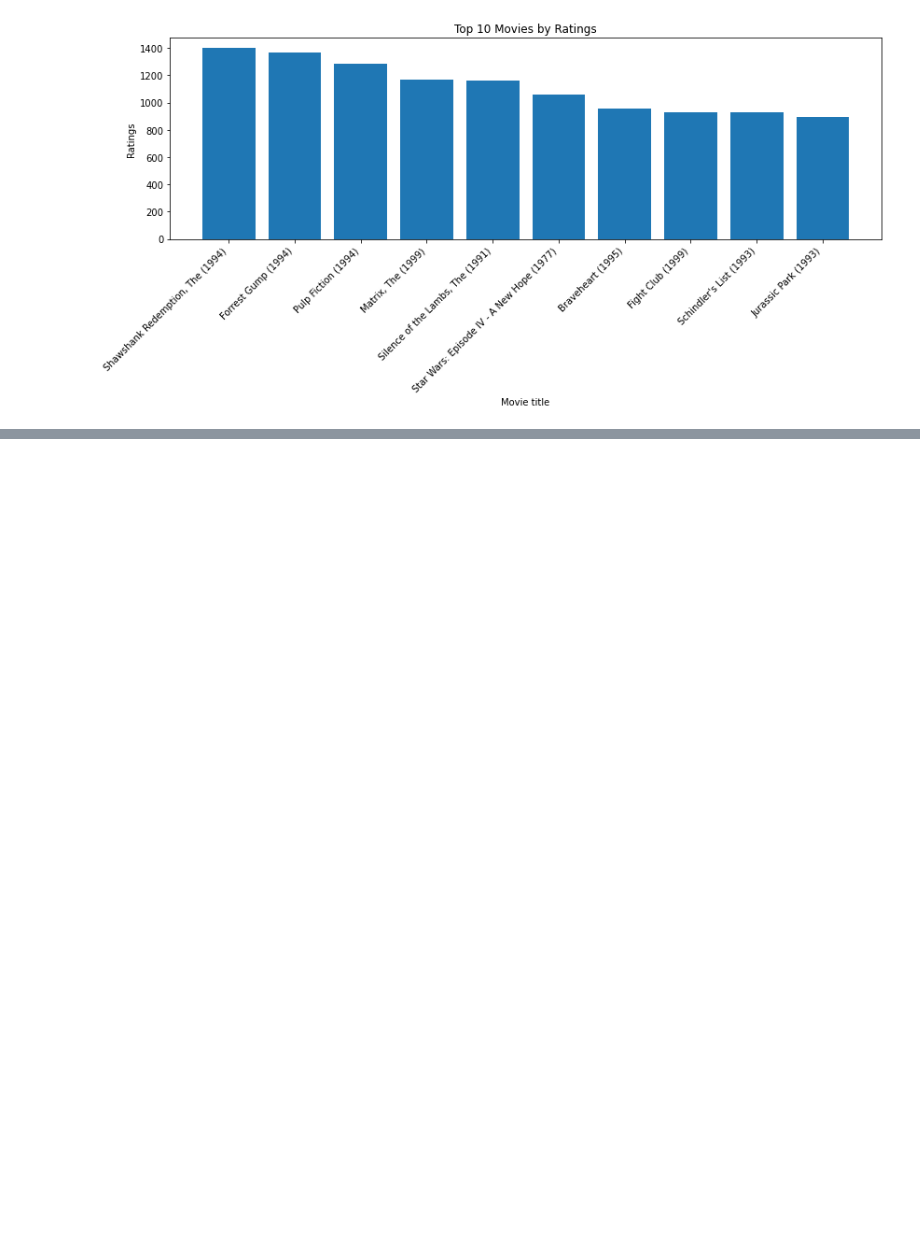
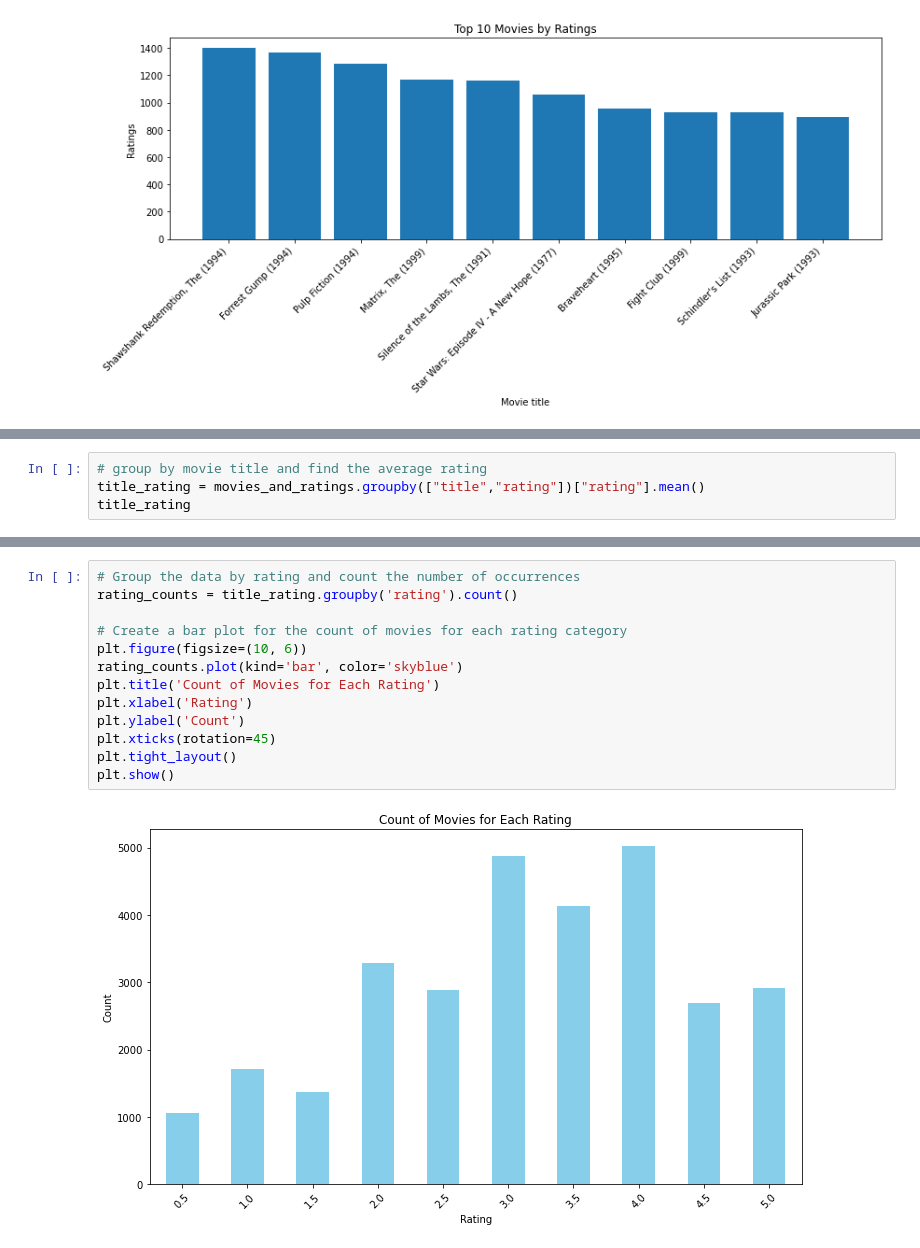
Before and after one commit to omulei/Movie_Recommender_System, a Jupyter notebook: Phase 4 project.ipynb, the cells around one changed output, grey strips where cells are left out. Drawn from its saved outputs; the diff is of its cells as text; blank space fills up the shorter version.

```diff
--- a/Phase 4 project.ipynb
+++ b/Phase 4 project.ipynb
@@ -291,0 +420,4 @@ plt.show()
+# %%
+# group by movie title and find the average rating
+title_rating = movies_and_ratings.groupby(["title","rating"])["rating"].mean()
+title_rating
@@ -291,0 +438,15 @@ plt.show()
+# %%
+# Group the data by rating and count the number of occurrences
+rating_counts = title_rating.groupby('rating').count()
+
+# Create a bar plot for the count of movies for each rating category
+plt.figure(figsize=(10, 6))
+rating_counts.plot(kind='bar', color='skyblue')
+plt.title('Count of Movies for Each Rating')
+plt.xlabel('Rating')
+plt.ylabel('Count')
+plt.xticks(rotation=45)
+plt.tight_layout()
+plt.show()
+# %% [output]
+[figure, added]
```
Also changed, not shown: parts of 32 cells of this notebook.
